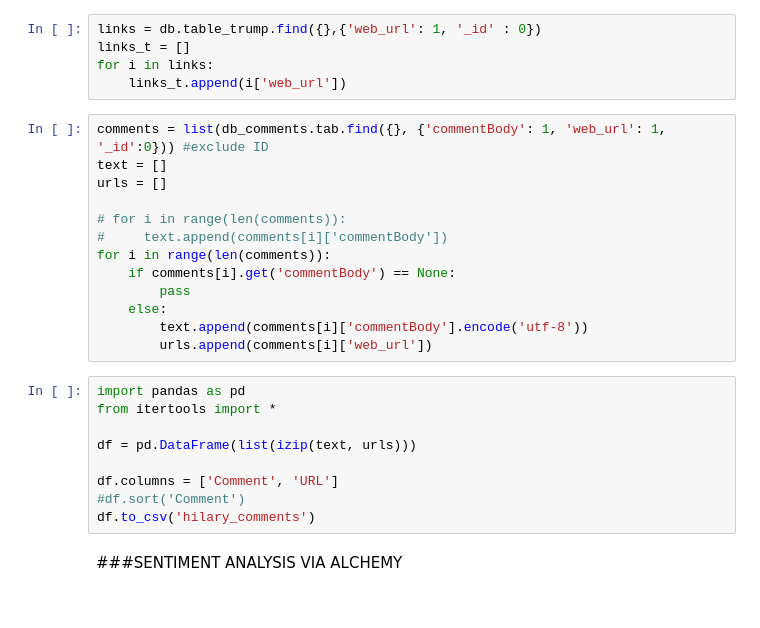
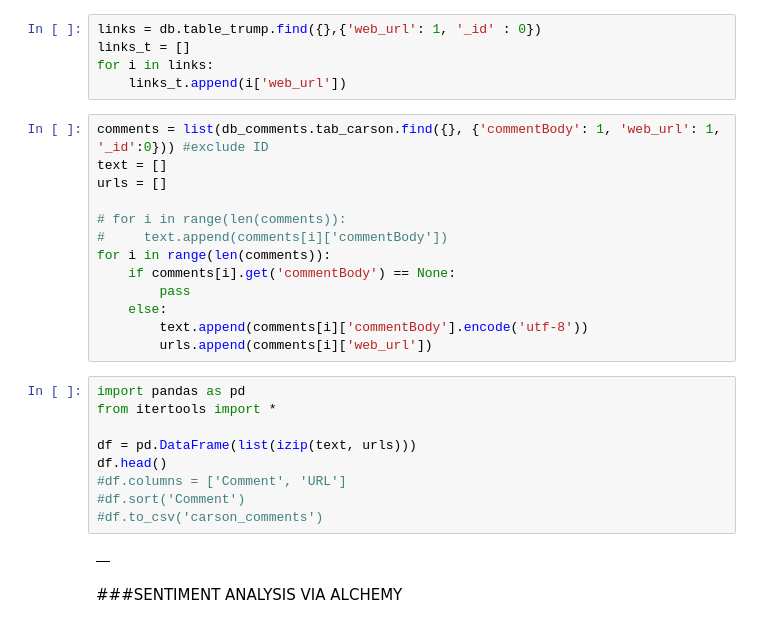
Before and after one commit to PeggyFan/NYT_project, a Jupyter notebook: Hilary_Trump.ipynb, the cells around one changed output. Saved outputs shown, nothing was run; the diff lists cells and outputs as text.

```diff
--- a/Hilary_Trump.ipynb
+++ b/Hilary_Trump.ipynb
@@ -218,7 +218,7 @@ links_t = []
 for i in links:
     links_t.append(i['web_url'])
 # %%
-comments = list(db_comments.tab.find({}, {'commentBody': 1, 'web_url': 1,  '_id':0})) #exclude ID
+comments = list(db_comments.tab_carson.find({}, {'commentBody': 1, 'web_url': 1,  '_id':0})) #exclude ID
 text = []
 urls = []
 
@@ -233,12 +233,14 @@ for i in range(len(comments)):
 # %%
 import pandas as pd
 from itertools import *
 
 df = pd.DataFrame(list(izip(text, urls)))
-
-df.columns = ['Comment', 'URL']
+df.head()
+#df.columns = ['Comment', 'URL']
 #df.sort('Comment')
-df.to_csv('hilary_comments')
+#df.to_csv('carson_comments')
+# %% [output]
+|  |
 # %% [markdown]
 ###SENTIMENT ANALYSIS VIA ALCHEMY
 # %%
```
Also changed, not shown: 2 other files.
